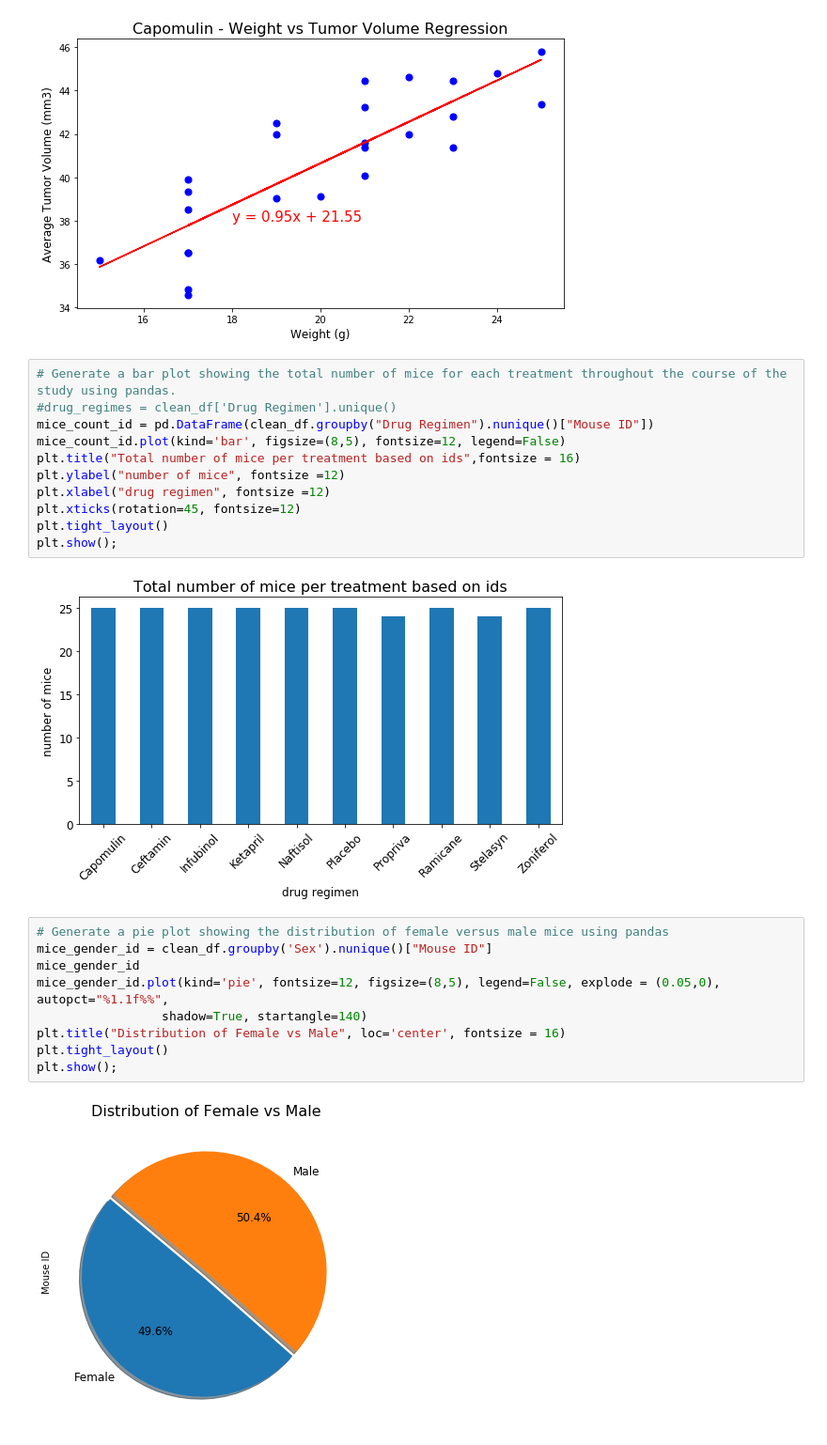
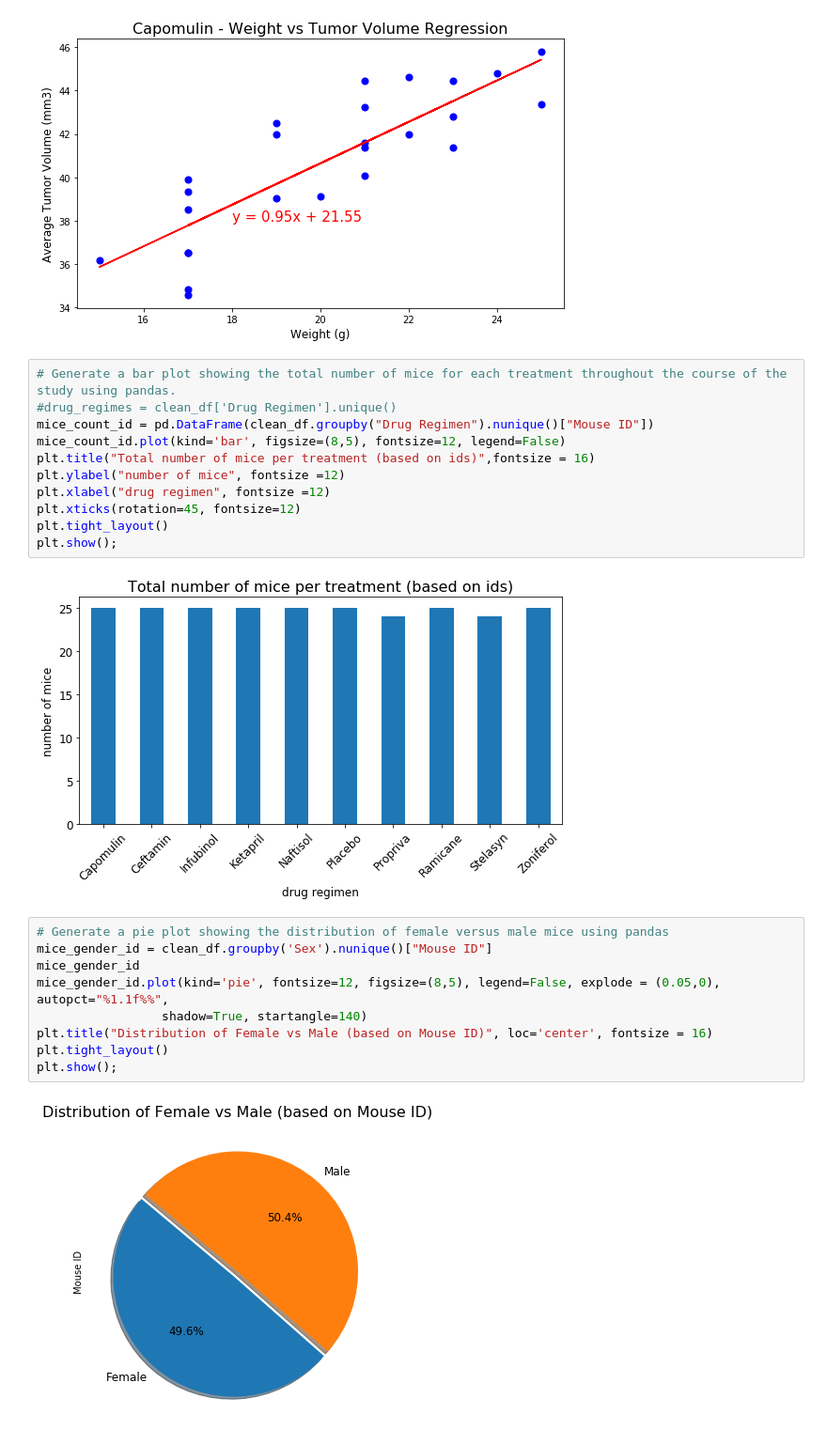
Before and after one commit to zsvorenova/matplotlib-challenge, a Jupyter notebook: Pymaceuticals/pymaceuticals_starter.ipynb, the cells around one changed output. Shown at 94% size. Drawn from its saved outputs; the diff is of its cells as text.

```diff
--- a/Pymaceuticals/pymaceuticals_starter.ipynb
+++ b/Pymaceuticals/pymaceuticals_starter.ipynb
@@ -361,22 +364,22 @@ plt.show()
 #drug_regimes = clean_df['Drug Regimen'].unique()
 mice_count_id = pd.DataFrame(clean_df.groupby("Drug Regimen").nunique()["Mouse ID"])
 mice_count_id.plot(kind='bar', figsize=(8,5), fontsize=12, legend=False)
-plt.title("Total number of mice per treatment based on ids",fontsize = 16)
+plt.title("Total number of mice per treatment (based on ids)",fontsize = 16)
 plt.ylabel("number of mice", fontsize =12)
 plt.xlabel("drug regimen", fontsize =12)
 plt.xticks(rotation=45, fontsize=12)
 plt.tight_layout()
 plt.show();
 # %% [output]
-[figure, old version]
+[figure, new version]
 # %%
 # Generate a pie plot showing the distribution of female versus male mice using pandas
 mice_gender_id = clean_df.groupby('Sex').nunique()["Mouse ID"]
 mice_gender_id
 mice_gender_id.plot(kind='pie', fontsize=12, figsize=(8,5), legend=False, explode = (0.05,0), autopct="%1.1f%%",
                  shadow=True, startangle=140)
-plt.title("Distribution of Female vs Male", loc='center', fontsize = 16)
+plt.title("Distribution of Female vs Male (based on Mouse ID)", loc='center', fontsize = 16)
 plt.tight_layout()
 plt.show();
 # %% [output]
-[figure, old version]
+[figure, new version]
```
Also changed, not shown: parts of 7 cells of this notebook.
